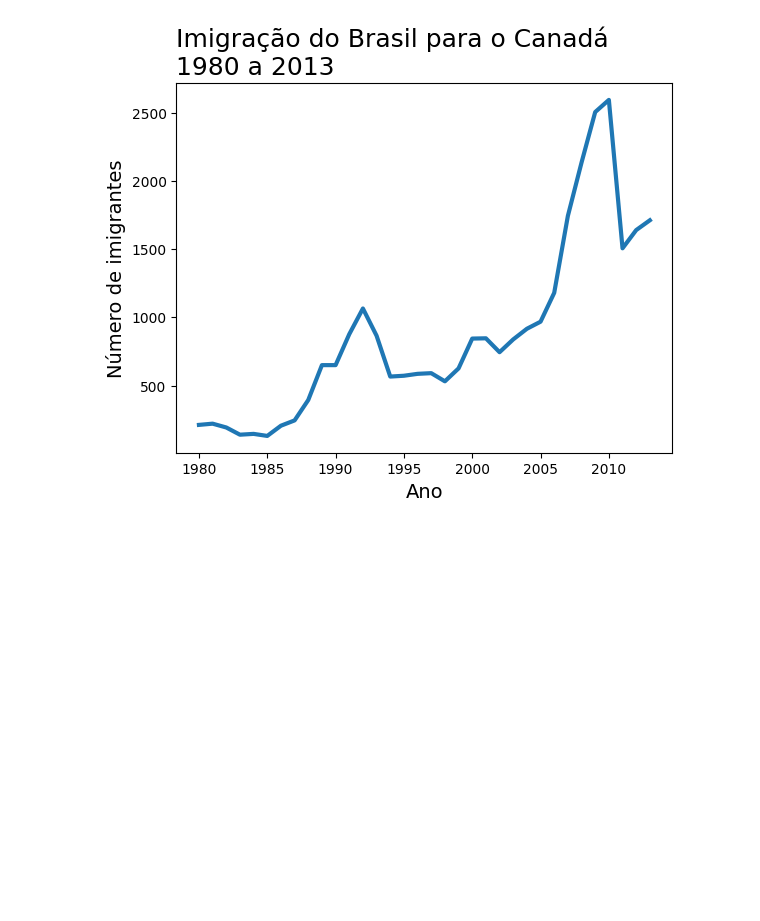
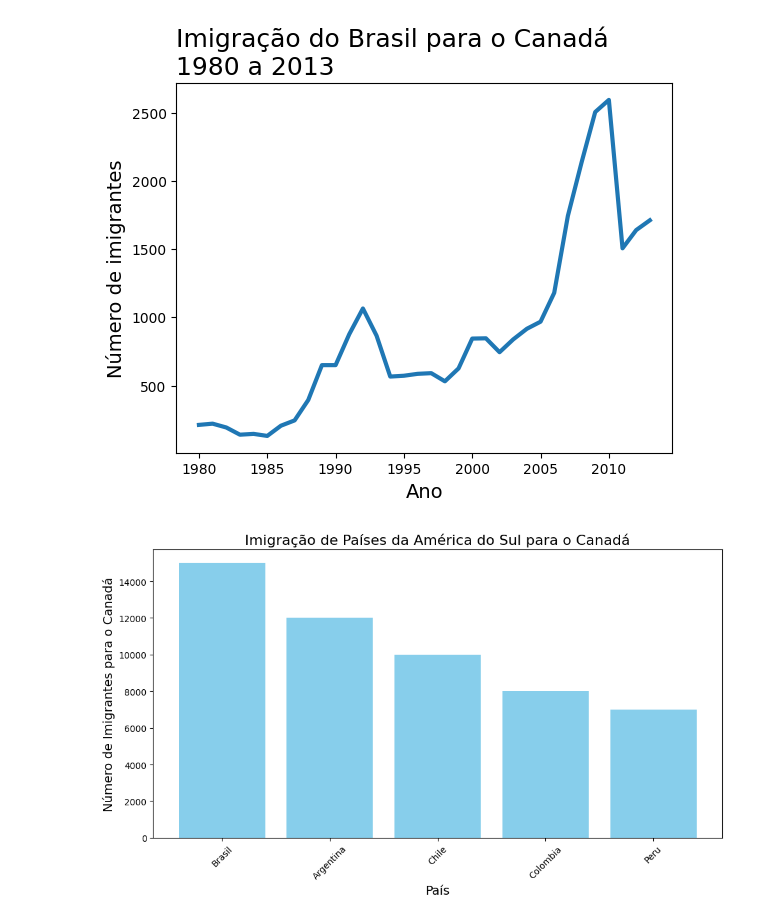
Before and after one commit to Lorenzo-Berti/Projetos_Alura, a Jupyter notebook: github-publicar-projetos-dados-main/projeto_base.ipynb, the cells around one changed output. Drawn from its saved outputs; the diff is of its cells as text; code cells hidden in the pictures; blank space fills up the shorter version.

```diff
--- a/github-publicar-projetos-dados-main/projeto_base.ipynb
+++ b/github-publicar-projetos-dados-main/projeto_base.ipynb
@@ -96,3 +96,35 @@ ax.spines['right'].set_visible(False)
 plt.show()
 # %% [output]
 [figure]
+# %%
+import matplotlib.pyplot as plt
+import pandas as pd
+import os
+
+# Dados de exemplo (você pode usar seus próprios dados)
+dados_exemplo = {
+    'Pais': ['Brasil', 'Argentina', 'Chile', 'Colombia', 'Peru'],
+    'Imigrantes_Canada': [15000, 12000, 10000, 8000, 7000]
+}
+df_exemplo = pd.DataFrame(dados_exemplo)
+
+# Cria o diretório 'imagens' se ele não existir
+if not os.path.exists('imagens'):
+    os.makedirs('imagens')
+
+# Cria o gráfico
+fig, ax = plt.subplots(figsize=(10, 6)) # Ajusta o tamanho da figura
+
+ax.bar(df_exemplo['Pais'], df_exemplo['Imigrantes_Canada'], color='skyblue')
+ax.set_xlabel('País', fontsize=14)
+ax.set_ylabel('Número de Imigrantes para o Canadá', fontsize=14)
+ax.set_title('Imigração de Países da América do Sul para o Canadá', fontsize=16)
+ax.tick_params(axis='x', rotation=45) # Rotaciona os rótulos do eixo X para melhor visualização
+plt.tight_layout() # Ajusta o layout para evitar sobreposição
+
+# Salva o gráfico no diretório 'imagens'
+plt.savefig('imagens/grafico_imigracao_america_do_sul.png')
+
+plt.show()
+# %% [output]
+[figure, added]
```
Also changed, not shown: 1 other file.
